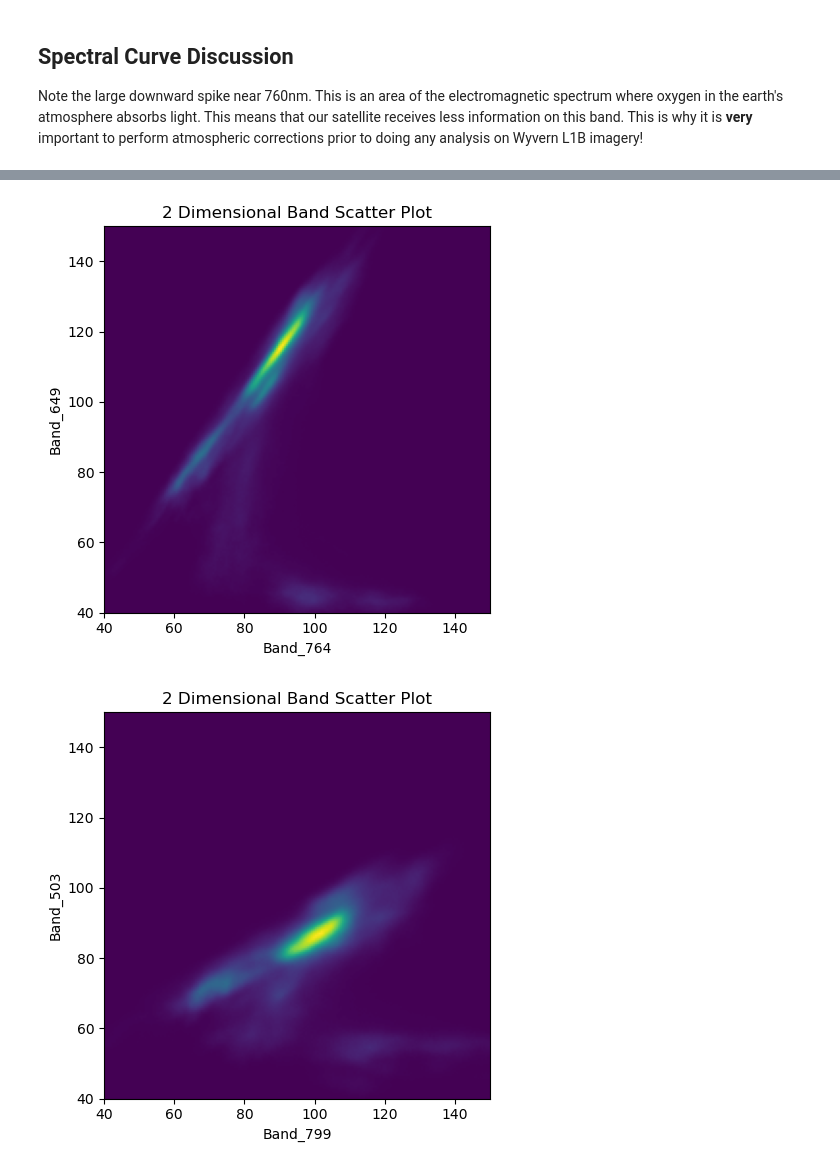
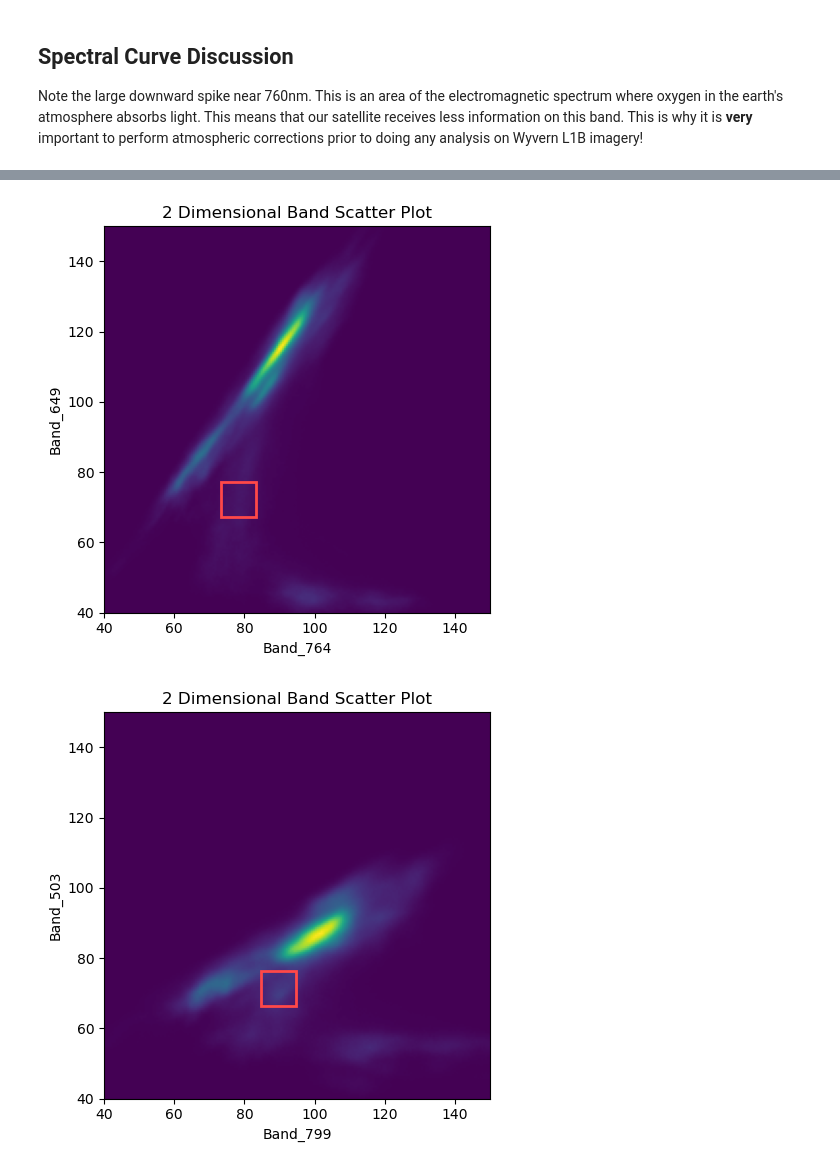
Before and after one commit to Nrevyw/wyvern-public-resources, a Jupyter notebook: visualizing-wyvern-data/spectra_and_scatter_plots.ipynb, the cells around one changed output, grey strips where cells are left out. Saved outputs shown, nothing was run; the diff lists cells and outputs as text; code cells hidden in the pictures.

```diff
--- a/visualizing-wyvern-data/spectra_and_scatter_plots.ipynb
+++ b/visualizing-wyvern-data/spectra_and_scatter_plots.ipynb
@@ -131,34 +151,42 @@ Note the large downward spike near 760nm. This is an area of the electromagnetic
 # %%
 # Now, we're ready to plot some band combinations!
 # We'll start out w/ Bands 649nm and 764nm
 X_IDX = 20
 Y_IDX = 10
 
 # Ravel turns our 2D X-Y image array into a single dimensional array
 band_x = image_arr[X_IDX].ravel()
 band_y = image_arr[Y_IDX].ravel()
 
 # Here we're filtering out our NaNs from the array
 band_x = band_x[~np.isnan(band_x)]
 band_y = band_y[~np.isnan(band_y)]
 
 # This generates a two-dimensional histogram, or summary of our data statistics.
 # It allows us to plot a "heatmap" of where points lie between two bands.
 heatmap, xedges, yedges = np.histogram2d(
     band_x, band_y, bins=200, range=[[40, 150], [40, 150]]
 )
 extent = [xedges[0], xedges[-1], yedges[0], yedges[-1]]
 
-plt.clf()
 # We then can plot our heatmap!
-plt.imshow(heatmap.T, extent=extent, origin="lower", cmap="viridis")
+fig, ax = plt.subplots(1, 1)
+ax.imshow(heatmap.T, extent=extent, origin="lower", cmap="viridis")
 plt.xlabel(image_file.descriptions[X_IDX])
 plt.ylabel(image_file.descriptions[Y_IDX])
+
+# Since we highlighted where our selected pixel was on the image in the above spectral plot, let's
+# also highlight where the pixel lies in our scatter plot!
+pixel_rect = Rectangle(
+    (pixel_spectra[X_IDX] - 5, pixel_spectra[Y_IDX] - 5), 10, 10, linewidth=2, edgecolor="#ff4848", facecolor="none"
+)
+ax.add_patch(pixel_rect)
+
 plt.title("2 Dimensional Band Scatter Plot")
 plt.tight_layout()
 plt.show()
 # %% [output]
-[figure, old version]
+[figure, new version]
 # %%
 # Let's now do our first and last bands!
 X_IDX = 22
@@ -179,13 +207,21 @@ heatmap, xedges, yedges = np.histogram2d(
 )
 extent = [xedges[0], xedges[-1], yedges[0], yedges[-1]]
 
-plt.clf()
 # We then can plot our heatmap!
-plt.imshow(heatmap.T, extent=extent, origin="lower", cmap="viridis")
+fig, ax = plt.subplots(1, 1)
+ax.imshow(heatmap.T, extent=extent, origin="lower", cmap="viridis")
 plt.xlabel(image_file.descriptions[X_IDX])
 plt.ylabel(image_file.descriptions[Y_IDX])
+
+# Since we highlighted where our selected pixel was on the image in the above spectral plot, let's
+# also highlight where the pixel lies in our scatter plot!
+pixel_rect = Rectangle(
+    (pixel_spectra[X_IDX] - 5, pixel_spectra[Y_IDX] - 5), 10, 10, linewidth=2, edgecolor="#ff4848", facecolor="none"
+)
+ax.add_patch(pixel_rect)
+
 plt.title("2 Dimensional Band Scatter Plot")
 plt.tight_layout()
 plt.show()
 # %% [output]
-[figure, old version]
+[figure, new version]
```
Also changed, not shown: parts of 7 cells of this notebook, 1 other file.
